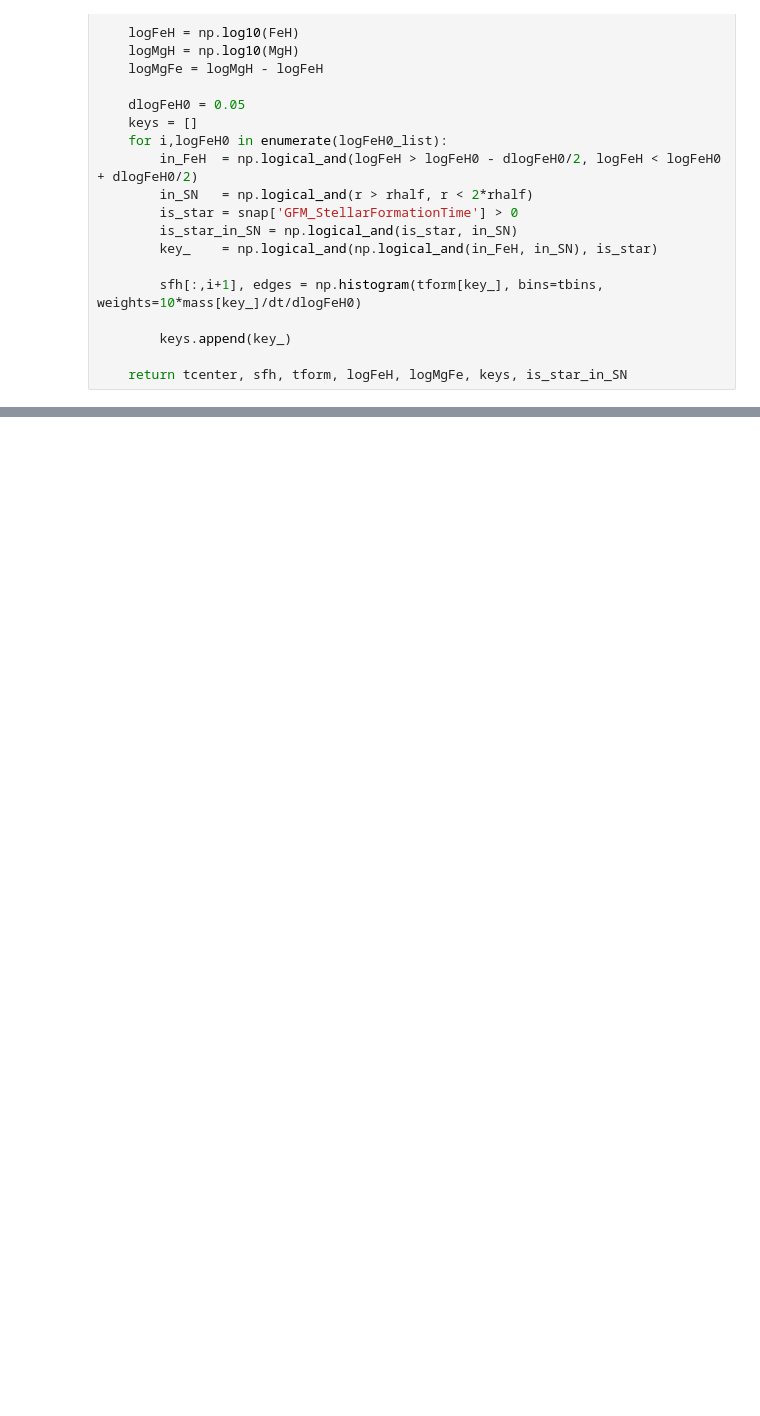
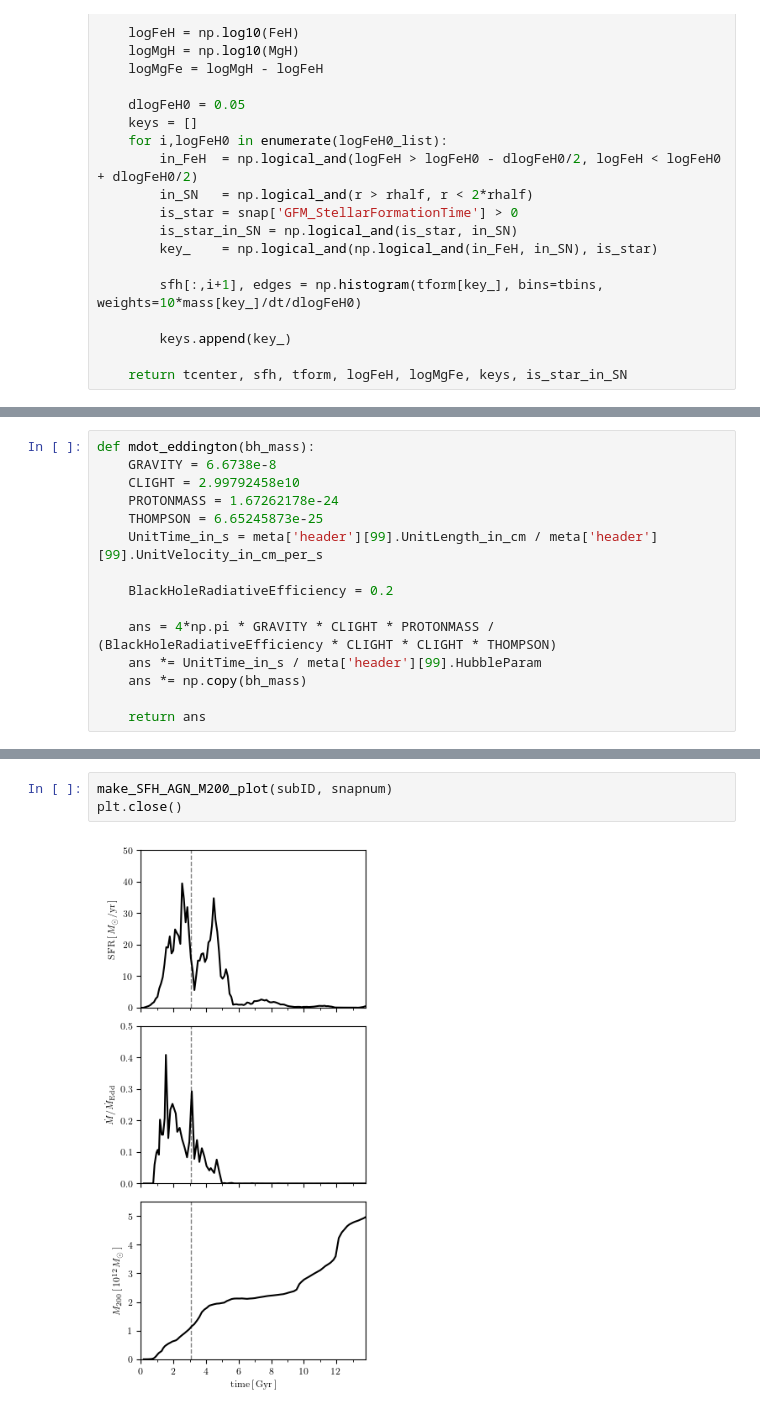
Before and after one commit to gusbeane/Mgdec, a Jupyter notebook: plots/fig1/fig1.ipynb, the cells around one changed output, grey strips where cells are left out. Saved outputs shown, nothing was run; the diff lists cells and outputs as text; blank space fills up the shorter version.

```diff
--- a/plots/fig1/fig1.ipynb
+++ b/plots/fig1/fig1.ipynb
@@ -334,0 +606,15 @@ for ID in ID_list:
+# %%
+def mdot_eddington(bh_mass):
+    GRAVITY = 6.6738e-8
+    CLIGHT = 2.99792458e10
+    PROTONMASS = 1.67262178e-24
+    THOMPSON = 6.65245873e-25
+    UnitTime_in_s = meta['header'][99].UnitLength_in_cm / meta['header'][99].UnitVelocity_in_cm_per_s
+
+    BlackHoleRadiativeEfficiency = 0.2
+
+    ans = 4*np.pi * GRAVITY * CLIGHT * PROTONMASS / (BlackHoleRadiativeEfficiency * CLIGHT * CLIGHT * THOMPSON)
+    ans *= UnitTime_in_s / meta['header'][99].HubbleParam
+    ans *= np.copy(bh_mass)
+
+    return ans
@@ -334,0 +718,5 @@ for ID in ID_list:
+# %%
+make_SFH_AGN_M200_plot(subID, snapnum)
+plt.close()
+# %% [output]
+[figure, added]
```
Also changed, not shown: parts of 16 cells of this notebook, 5 other files.
